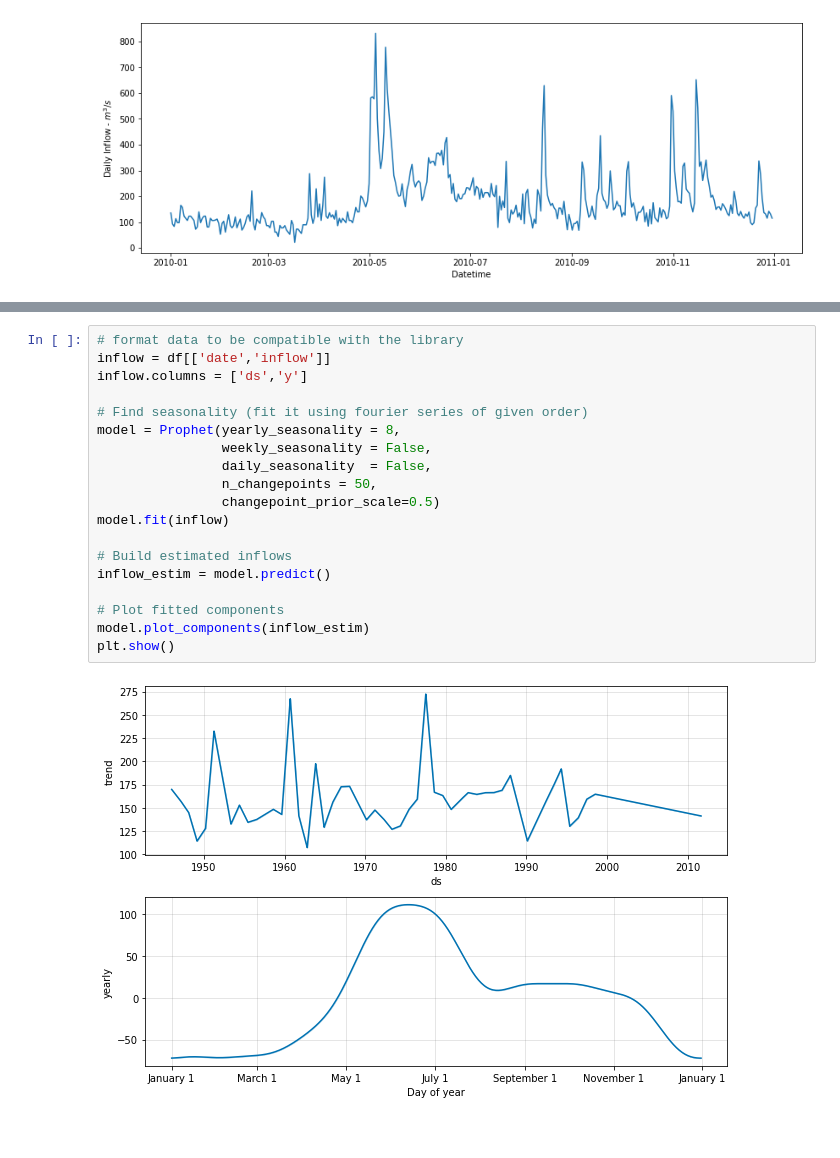
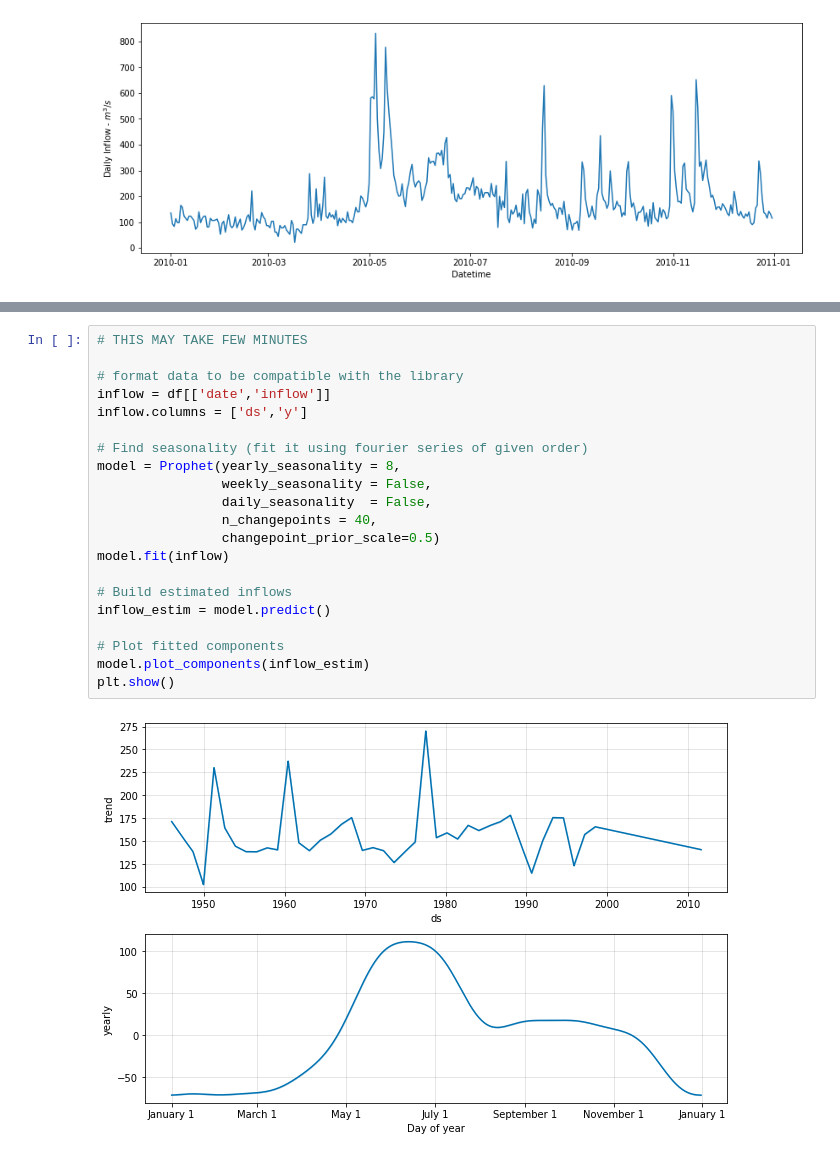
Before and after one commit to francescovidaich964/Como_lake, a Jupyter notebook: Como_lake_daily_data.ipynb, the cells around one changed output, grey strips where cells are left out. Drawn from its saved outputs; the diff is of its cells as text; blank space fills up the shorter version.

```diff
--- a/Como_lake_daily_data.ipynb
+++ b/Como_lake_daily_data.ipynb
@@ -49,22 +53,24 @@ We already know that there is seasonality, we will repeat the seasonal decomposi
 # %%
+# THIS MAY TAKE FEW MINUTES
+
 # format data to be compatible with the library
 inflow = df[['date','inflow']]
 inflow.columns = ['ds','y']
 
 # Find seasonality (fit it using fourier series of given order)
 model = Prophet(yearly_seasonality = 8,
                 weekly_seasonality = False,
                 daily_seasonality  = False,
-                n_changepoints = 50,
+                n_changepoints = 40,
                 changepoint_prior_scale=0.5)
 model.fit(inflow)
 
 # Build estimated inflows
 inflow_estim = model.predict()
 
 # Plot fitted components
 model.plot_components(inflow_estim)
 plt.show()
 # %% [output]
-[figure, old version]
+[figure, new version]
 # %%
```
Also changed, not shown: parts of 11 cells of this notebook.
